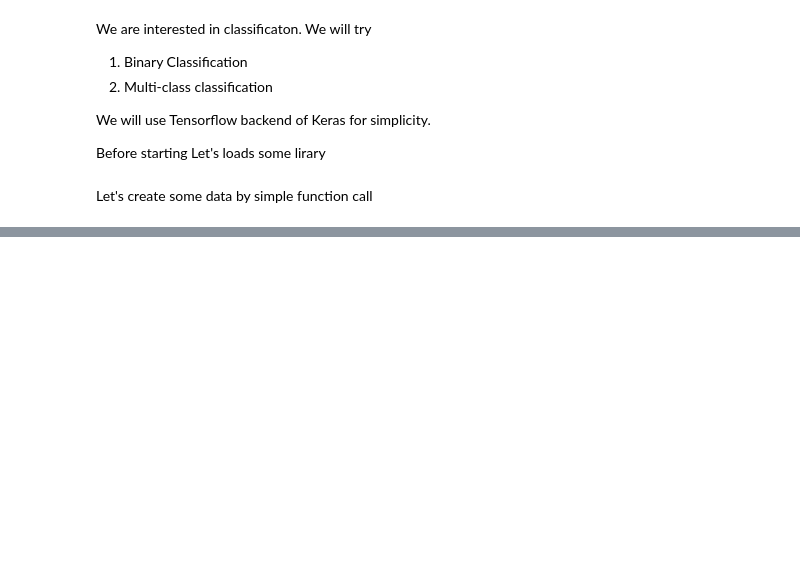
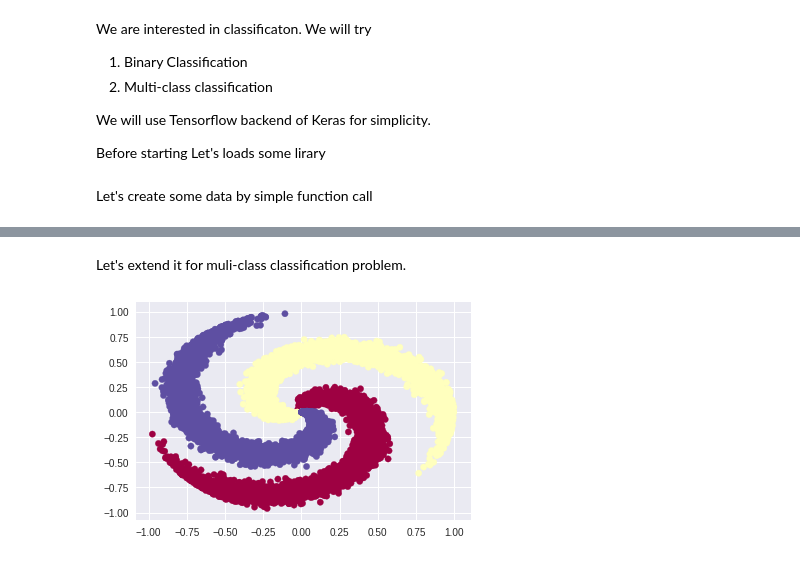
Before and after one commit to mdasadul/tensorflow_examples, a Jupyter notebook: Spiral_keras.ipynb, the cells around one changed output, grey strips where cells are left out. Saved outputs shown, nothing was run; the diff lists cells and outputs as text; code cells hidden in the pictures; blank space fills up the shorter version.

```diff
--- a/Spiral_keras.ipynb
+++ b/Spiral_keras.ipynb
@@ -91,0 +114,11 @@ dict_keys(['val_loss', 'val_acc', 'loss', 'acc'])
+# %% [markdown]
+Let's extend it for muli-class classification problem.
+# %%
+N = 5000 # number of points per class
+D = 2 # dimensionality
+K = 3 # number of classes
+train_x,train_y = create_spiral_data(N,D,K)
+plt.scatter(train_x[:, 0], train_x[:, 1], c=train_y, s=40, cmap=plt.cm.Spectral)
+plt.show()
+# %% [output]
+[figure, added]
```
Also changed, not shown: parts of 6 cells of this notebook.
